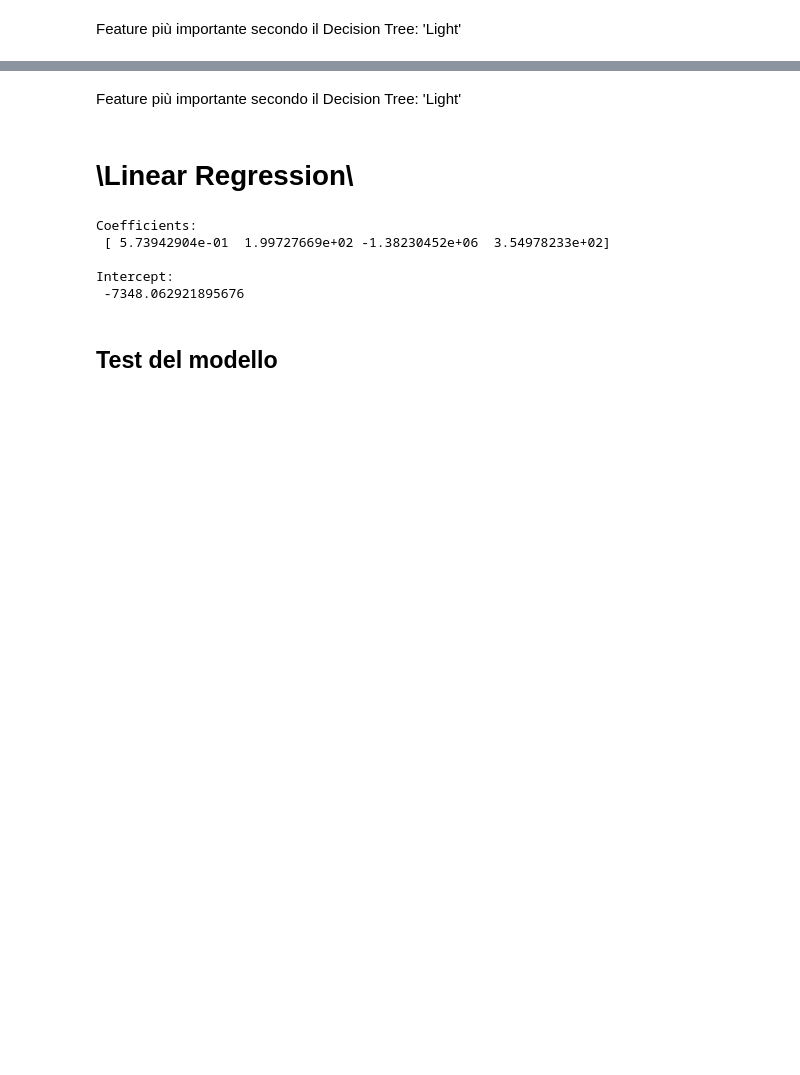
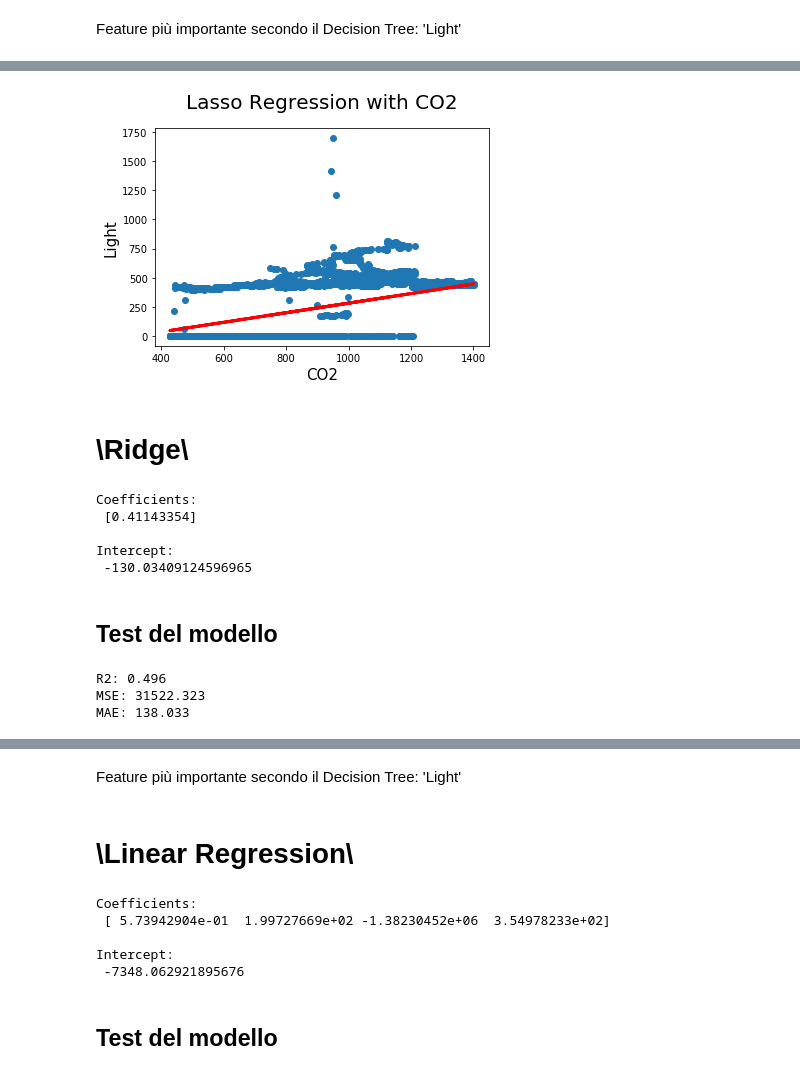
Before and after one commit to lorenzoFerri95/DataMining_Advanced, a Jupyter notebook: Task 1/classification_regression.ipynb, the cells around one changed output, grey strips where cells are left out. Cells and saved outputs as stored; diff of their text form; code cells hidden in the pictures; blank space fills up the shorter version.

```diff
--- a/Task 1/classification_regression.ipynb
+++ b/Task 1/classification_regression.ipynb
@@ -341,0 +403,14 @@ avg / total       0.98      0.98      0.98      2665
+# %%
+y_pred = reg.predict(new_X_test)
+
+plt.scatter(new_X_test, new_y_test)
+plt.plot(new_X_test, y_pred, color='red', linewidth=3)
+plt.xlabel(x, fontsize=15)
+plt.ylabel(y, fontsize=15)
+plt.title('Lasso Regression with ' + x, fontsize=20, pad=20)
+plt.tick_params(axis='both', which='major', labelsize=10)
+plt.show()
+# %% [output]
+[figure, added]
+# %% [markdown]
+# \Ridge\
@@ -341,0 +419,22 @@ avg / total       0.98      0.98      0.98      2665
+# %%
+reg = Ridge()
+
+reg.fit(new_X_train, new_y_train)
+
+
+print('Coefficients: \n', reg.coef_, end='\n\n')
+print('Intercept: \n', reg.intercept_)
+# %% [output]
+Coefficients:
+ [0.41143354]
+
+Intercept:
+ -130.03409124596965
+# %% [markdown]
+## Test del modello
+# %%
+model_evaluation.test_reg(reg, new_X_test, new_y_test)
+# %% [output]
+R2: 0.496
+MSE: 31522.323
+MAE: 138.033
```
Also changed, not shown: parts of 40 cells of this notebook, 17 other files.
